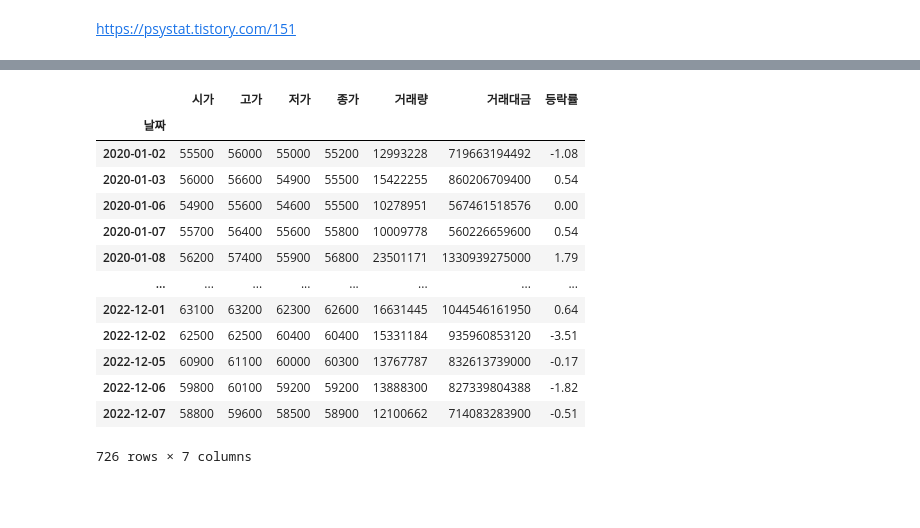
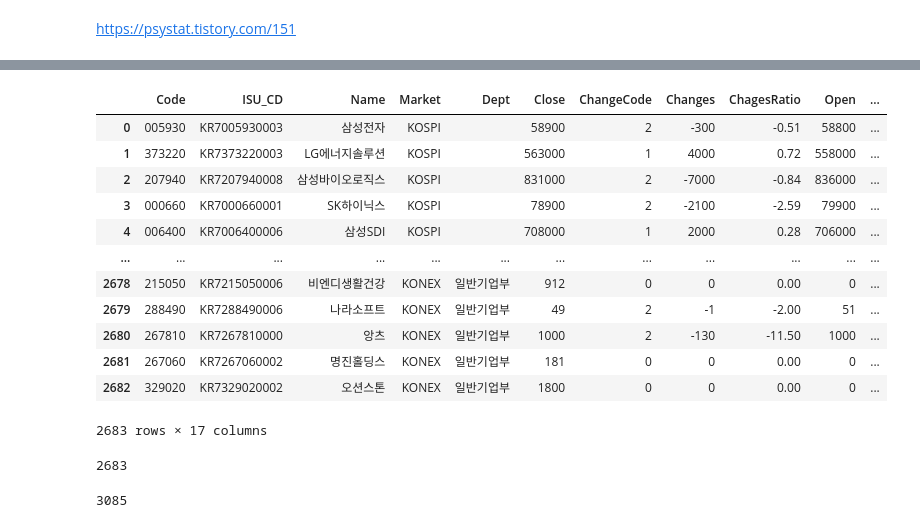
Before and after one commit to ynkim0/Stock_and_Financial_Statements, a Jupyter notebook: Finance.ipynb, the cells around one changed output, grey strips where cells are left out. Drawn from its saved outputs; the diff is of its cells as text; code cells hidden in the pictures; blank space fills up the shorter version.

```diff
--- a/Finance.ipynb
+++ b/Finance.ipynb
@@ -32,23 +36,26 @@ import yfinance as yf
 # %%
 start_date = "2020-01-01"
 end_date = "2022-12-07"
-# %%
-df_pykrx = stock.get_market_ohlcv_by_date(fromdate=start_date,
-                                          todate=end_date,
-                                          ticker="005930")
-df_pykrx
-# %% [output]
-|  | 시가 | 고가 | 저가 | 종가 | 거래량 | 거래대금 | 등락률 |
-| 날짜 |  |  |  |  |  |  |  |
-| 2020-01-02 | 55500 | 56000 | 55000 | 55200 | 12993228 | 719663194492 | -1.08 |
-| 2020-01-03 | 56000 | 56600 | 54900 | 55500 | 15422255 | 860206709400 | 0.54 |
-| 2020-01-06 | 54900 | 55600 | 54600 | 55500 | 10278951 | 567461518576 | 0.00 |
-| 2020-01-07 | 55700 | 56400 | 55600 | 55800 | 10009778 | 560226659600 | 0.54 |
-| 2020-01-08 | 56200 | 57400 | 55900 | 56800 | 23501171 | 1330939275000 | 1.79 |
-| ... | ... | ... | ... | ... | ... | ... | ... |
-| 2022-12-01 | 63100 | 63200 | 62300 | 62600 | 16631445 | 1044546161950 | 0.64 |
-| 2022-12-02 | 62500 | 62500 | 60400 | 60400 | 15331184 | 935960853120 | -3.51 |
-| 2022-12-05 | 60900 | 61100 | 60000 | 60300 | 13767787 | 832613739000 | -0.17 |
-| 2022-12-06 | 59800 | 60100 | 59200 | 59200 | 13888300 | 827339804388 | -1.82 |
-| 2022-12-07 | 58800 | 59600 | 58500 | 58900 | 12100662 | 714083283900 | -0.51 |
-726 rows × 7 columns
+# %%
+# 가장 최근 영업일의 시장별 종목리스트를 가져옴
+stocks = fdr.StockListing('KRX') # 코스피, 코스닥, 코넥스 전체
+stocks
+# %% [output]
+|  | Code | ISU_CD | Name | Market | Dept | Close | ChangeCode | Changes | ChagesRatio | Open | ... |
+| 0 | 005930 | KR7005930003 | 삼성전자 | KOSPI |  | 58900 | 2 | -300 | -0.51 | 58800 | ... |
+| 1 | 373220 | KR7373220003 | LG에너지솔루션 | KOSPI |  | 563000 | 1 | 4000 | 0.72 | 558000 | ... |
+| 2 | 207940 | KR7207940008 | 삼성바이오로직스 | KOSPI |  | 831000 | 2 | -7000 | -0.84 | 836000 | ... |
+| 3 | 000660 | KR7000660001 | SK하이닉스 | KOSPI |  | 78900 | 2 | -2100 | -2.59 | 79900 | ... |
+| 4 | 006400 | KR7006400006 | 삼성SDI | KOSPI |  | 708000 | 1 | 2000 | 0.28 | 706000 | ... |
+| ... | ... | ... | ... | ... | ... | ... | ... | ... | ... | ... | ... |
+| 2678 | 215050 | KR7215050006 | 비엔디생활건강 | KONEX | 일반기업부 | 912 | 0 | 0 | 0.00 | 0 | ... |
+| 2679 | 288490 | KR7288490006 | 나라소프트 | KONEX | 일반기업부 | 49 | 2 | -1 | -2.00 | 51 | ... |
+| 2680 | 267810 | KR7267810000 | 앙츠 | KONEX | 일반기업부 | 1000 | 2 | -130 | -11.50 | 1000 | ... |
+| 2681 | 267060 | KR7267060002 | 명진홀딩스 | KONEX | 일반기업부 | 181 | 0 | 0 | 0.00 | 0 | ... |
+| 2682 | 329020 | KR7329020002 | 오션스톤 | KONEX | 일반기업부 | 1800 | 0 | 0 | 0.00 | 0 | ... |
+2683 rows × 17 columns
+# %%
+stocks_list = stocks['Code'].tolist()
+print(len(stocks_list))
+# %% [output]
+2683
@@ -54,0 +65,6 @@ df_pykrx
+# %%
+krx_delisting = krx_delisting.loc[krx_delisting['DelistingDate'] >= datetime(2020, 1, 1)]
+stocks_list.extend(krx_delisting['Symbol'].tolist())
+print(len(stocks_list))
+# %% [output]
+3085
```
Also changed, not shown: parts of 8 cells of this notebook.
